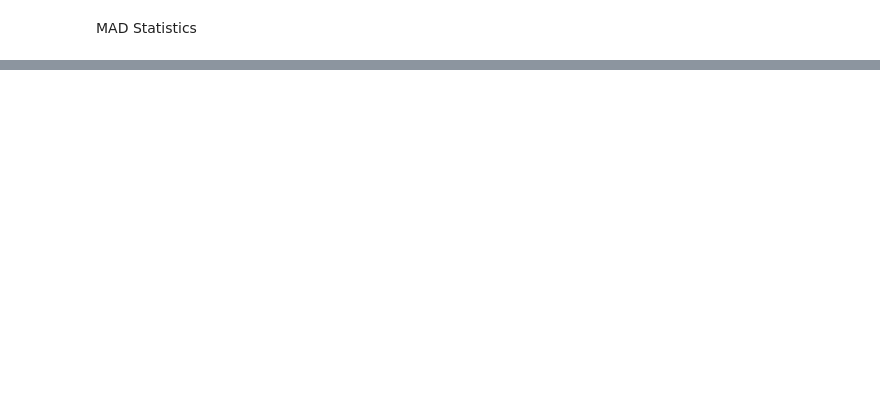
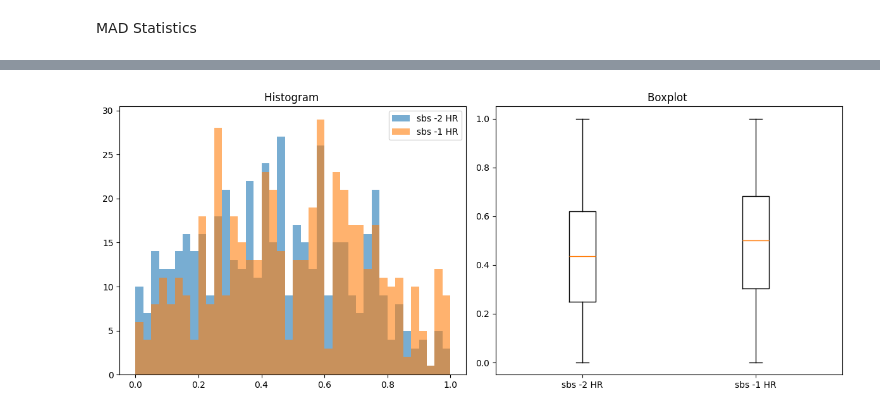
Before and after one commit to PedAccel/PedAccel, a Jupyter notebook: data_analysis/Vitals_accel_analysis/Visualizations/MAD_Stats_And_Plots.ipynb, the cells around one changed output, grey strips where cells are left out. Drawn from its saved outputs; the diff is of its cells as text; code cells hidden in the pictures; blank space fills up the shorter version.

Commit message:
compare extremes

```diff
--- a/data_analysis/Vitals_accel_analysis/Visualizations/MAD_Stats_And_Plots.ipynb
+++ b/data_analysis/Vitals_accel_analysis/Visualizations/MAD_Stats_And_Plots.ipynb
@@ -111,0 +19,9 @@ significant_differences = compare_data(data_1, label_1, data_2, label_2)
+# %%
+#data_dir = 'C:/Users/sidha/OneDrive/Sid_stuff/PROJECTS/PedAccel/data_analysis/Vitals_accel_analysis/PatientData'
+data_dir = Path('/Users/jakehoffmann/Documents/JHU_Research/DT 6 Sedation/Ventilated_Patient_Data')
+data_dir = Path('/Users/jakehoffmann/Documents/JHU_Research/DT 6 Sedation/PatientData_Directory_To_Have_NEW 3')
+window_size = 100 #100 is 1 second worth of time
+lead_time = 1
+slice_size_min = 16
+sr = .5
+Tag = 'Retro'
@@ -111,0 +157,76 @@ significant_differences = compare_data(data_1, label_1, data_2, label_2)
+# %%
+SBS_hr_dict = {-3: [], -2: [], -1: [], 0: [], 1: [], 2: []}
+SBS_rr_dict = {-3: [], -2: [], -1: [], 0: [], 1: [], 2: []}
+SBS_accel_dict = {-3: [], -2: [], -1: [], 0: [], 1: [], 2: []}
+
+# all SBS keys
+sbs_keys = [-3, -2, -1, 0, 1, 2]
+
+for patient in os.listdir(data_dir):
+    # filter out non-directories
+    patient_dir = os.path.join(data_dir, patient)
+    if os.path.isdir(patient_dir):
+        # data_filepath_accel = os.path.join(patient_dir, f'{patient}_{lead_time}MIN_{slice_size_min - lead_time}MIN_Validated.mat')
+        # data_filepath = os.path.join(patient_dir, f'{patient}_SICKBAY_{slice_size_min - lead_time}MIN_{lead_time}MIN_{Tag}.mat')
+        data_filepath = os.path.join(patient_dir, f'{patient}_SICKBAY_{lead_time}MIN_{slice_size_min - lead_time}MIN_{Tag}.mat')
+
+        try:
+            data = loadmat(data_filepath)
+            x_mag = data["x_mag"]
+            SBS = data["sbs"].flatten()
+
+            hr = data['heart_rate']
+            SpO2 = data['SpO2']
+            rr = data['respiratory_rate']
+
+            for i, sbs in enumerate(SBS):
+                sbs = int(sbs)
+
+                # extract raw arrays
+                hr_data = hr[i].flatten()
+                rr_data = rr[i].flatten()
+
+                # skip bad rows
+                if (np.mean(hr_data) == 0) or (np.mean(rr_data) == 0):
+                    continue
+
+                hr_min, hr_max = hr_data.min(), hr_data.max()
+                hr_norm = (hr_data - hr_min) / (hr_max - hr_min)
+
+                rr_min, rr_max = rr_data.min(), rr_data.max()
+                rr_norm = (rr_data - rr_min) / (rr_max - rr_min)
+
+                mad = Actigraph_Metrics.VecMag_MAD(x_mag[i, :], window_size)
+                mad = np.array(mad).flatten()
+                mad_min, mad_max = mad.min(), mad.max()
+                mad_norm = (mad - mad_min) / (mad_max - mad_min)
+
+                SBS_hr_dict[sbs].extend(hr_norm.tolist())
+                SBS_rr_dict[sbs].extend(rr_norm.tolist())
+                SBS_accel_dict[sbs].extend(mad_norm.tolist())
+
+        except:
+            print(f'skipping patient {patient} due to load error.')
+            continue
+
+# metrics dicts
+metrics = {
+    "HR": SBS_hr_dict,
+    "RR": SBS_rr_dict,
+    "Accel": SBS_accel_dict
+}
+
+# iterate over all pairs of SBS keys
+for metric_name, metric_dict in metrics.items():
+    for sbs1, sbs2 in itertools.combinations(sbs_keys, 2):
+        if sbs1 != sbs2:
+            data1 = metric_dict[sbs1]
+
+            data2 = metric_dict[sbs2]
+            # call your compare_data function
+            significant_differences = compare_data(
+                data1, f'sbs {sbs1} {metric_name}',
+                data2, f'sbs {sbs2} {metric_name}'
+
+    )
+# %% [output]
@@ -111,0 +243 @@ significant_differences = compare_data(data_1, label_1, data_2, label_2)
+[figure, added]
```
Also changed, not shown: parts of 7 cells of this notebook.
